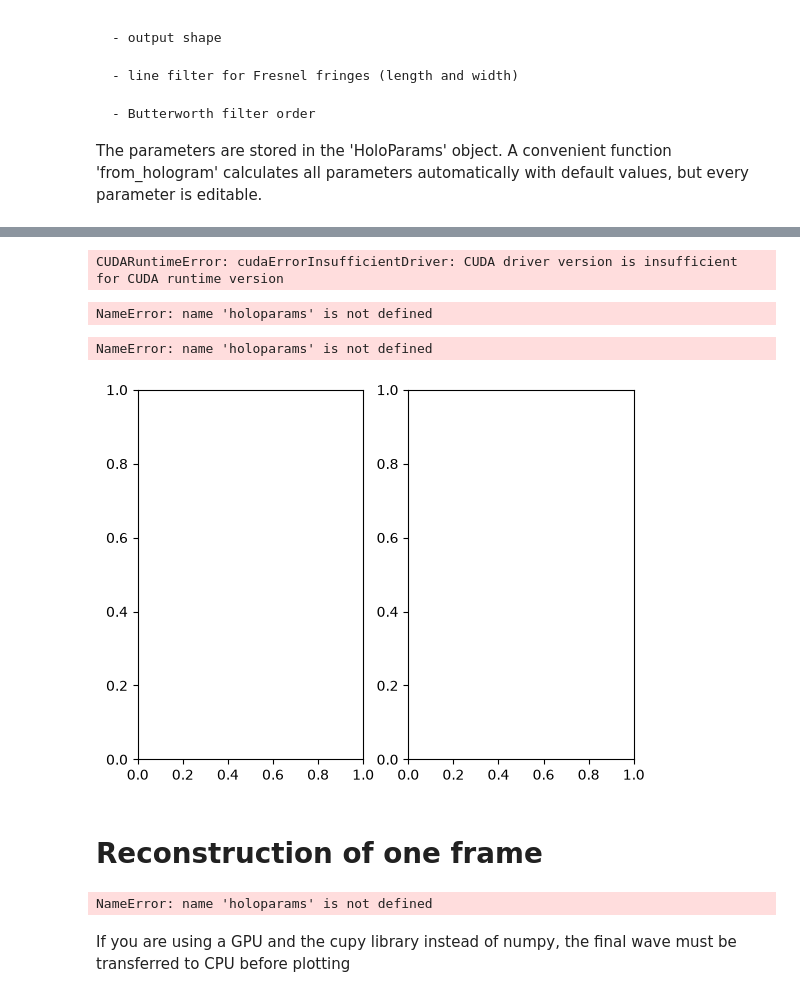
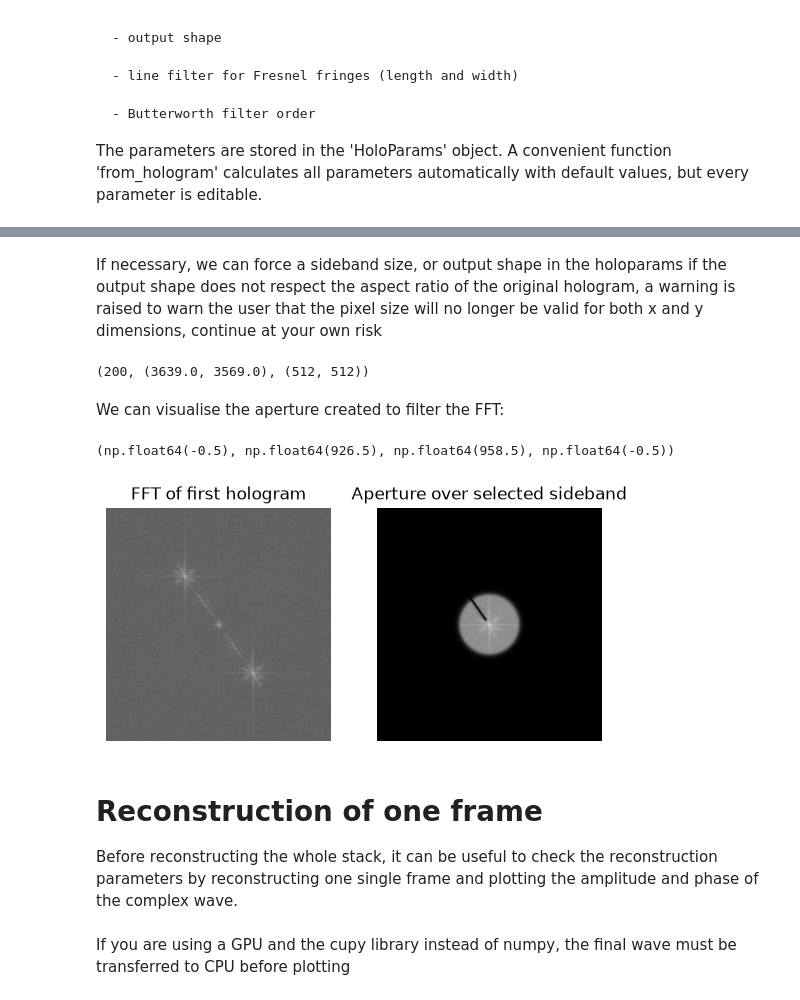
Before and after one commit to LiberTEM/LiberTEM-holo, a Jupyter notebook: notebooks/Reconstruction.ipynb, the cells around one changed output, grey strips where cells are left out. Saved outputs shown, nothing was run; the diff lists cells and outputs as text; code cells hidden in the pictures.

```diff
--- a/notebooks/Reconstruction.ipynb
+++ b/notebooks/Reconstruction.ipynb
@@ -29,15 +34,20 @@ from libertem_holo.base.unwrap import phase_unwrap
+# %%
+if testdata_base_path is not None:
+    ref_path = testdata_base_path / "dm/holo/reconstr/stack_ref_minus.dm4"
+    obj_path = testdata_base_path / "dm/holo/reconstr/stack_obj_minus.dm4"
+else:
+    ref_path = Path(".") / "stack_ref_minus.dm4"
+    obj_path = Path(".") / "stack_obj_minus.dm4"
 # %% [markdown]
 # Load hologram stacks
 # %% [markdown]
 Data is loaded from dm3 or dm4 files directly into a 'data' object which contains the stack as well as metadata information such as the pixel size in meters, the total exposure time in seconds and the GMS tags.
 # %%
 # Reference stack
-path = "/storage/er-c-data/adhoc/libertem/libertem-test-data/dm/holo/reconstr/stack_ref_minus.dm4"
-data_ref = InputData.load_from_dm(path)
+data_ref = InputData.load_from_dm(ref_path)
 
 # Object stack
-path = "/storage/er-c-data/adhoc/libertem/libertem-test-data/dm/holo/reconstr/stack_obj_minus.dm4"
-data_obj = InputData.load_from_dm(path)
+data_obj = InputData.load_from_dm(obj_path)
 # %%
 data_obj.pixelsize, data_obj.exposure_time, data_obj.shape
 # %% [output]
@@ -80,4 +91,4 @@ The parameters are stored in the 'HoloParams' object. A convenient function 'fro
 # %%
 # One frame is passed as argument for the parameters determination, for example the first frame of the reference stack.
 
-holoparams = HoloParams.from_hologram(data_ref.data[0], xp=xp)
+holoparams = HoloParams.from_hologram(data_ref.data[0], xp=cp)
@@ -90,52 +99,52 @@ NameError: name 'holoparams' is not defined
+# %% [markdown]
+If necessary, we can force a sideband size, or output shape in the holoparams
+if the output shape does not respect the aspect ratio of the original hologram,
+a warning is raised to warn the user that the pixel size will no longer be valid for
+both x and y dimensions, continue at your own risk
 # %%
-# if necessary, we can force a sideband size, or output shape in the holoparams
-# if the output shape does not respect the aspect ratio of the original hologram,
-# a warning is raised to warn the user that the pixel size will no longer be valid for
-# both x and y dimensions, continue at your own risk
-
-holoparams = HoloParams.from_hologram(data_ref.data[0], xp=xp, sb_size=200, out_shape=(512, 512))
+holoparams_override = HoloParams.from_hologram(data_ref.data[0], xp=cp, sb_size=200, out_shape=(512, 512))
-# %% [output]
-CUDARuntimeError: cudaErrorInsufficientDriver: CUDA driver version is insufficient for CUDA runtime version
 # %%
-holoparams.sb_size, holoparams.sb_position, holoparams.out_shape
+holoparams_override.sb_size, holoparams_override.sb_position, holoparams_override.out_shape
 # %% [output]
-NameError: name 'holoparams' is not defined
+(200, (3639.0, 3569.0), (512, 512))
+# %% [markdown]
+We can visualise the aperture created to filter the FFT:
 # %%
-# we can visualise the aperture created to filter the FFT
+fig, ax = plt.subplots(ncols=2)
+aperture = cp.fft.fftshift(holoparams.aperture).get()
+fft = cp.fft.fftshift(cp.fft.fft2(cp.asarray(data_obj.data[0]))).get()
+fft_rolled = np.roll(fft, np.array(holoparams.sb_position_int).astype(np.int64), axis=(0, 1))
+fft_rolled = fft_rolled[holoparams.slice_fft]
 
-fig, ax = plt.subplots(ncols=2)#, sharex=True, sharey=True)
-aperture = xp.fft.fftshift(holoparams.aperture).get()
-fft = xp.fft.fftshift(xp.fft.fft2(xp.asarray(data_obj.data[0]))).get()
-#fft = xp.roll(fft, np.array(holoparams.sb_position_int).astype(np.int64), axis=(0, 1)).get()
-#fft = fft[holoparams.slice_fft]
-
-ax[0].imshow(np.log1p(np.abs(fft)), cmap='gray')
-ax[1].imshow(aperture)
+ax[0].imshow(np.log1p(np.abs(fft))[holoparams.slice_fft], cmap='gray')
+ax[0].set_title('FFT of first hologram')
+ax[0].axis("off")
+ax[1].imshow(aperture * np.log1p(np.abs(fft_rolled)), cmap='gray')
+ax[1].set_title('Aperture over selected sideband')
+ax[1].axis("off")
 # %% [output]
-NameError: name 'holoparams' is not defined
+(np.float64(-0.5), np.float64(926.5), np.float64(958.5), np.float64(-0.5))
-[figure, old version]
+[figure, new version]
 # %% [markdown]
 # Reconstruction of one frame
+
+Before reconstructing the whole stack, it can be useful to check the reconstruction parameters
+by reconstructing one single frame and plotting the amplitude and phase of the complex wave.
 # %%
-# before reconstructing the whole stack, it can be useful to check the reconstruction parameters
-# by reconstructing one single frame and plotting the amplitude and phase of the complex wave.
-
 # First the object wave is reconstructed
 wave_obj = reconstruct_frame(
     data_obj.data[0], sb_pos=holoparams.sb_position, aperture=holoparams.aperture,
-    slice_fft=holoparams.slice_fft, xp=xp
+    slice_fft=holoparams.slice_fft, xp=cp
 )
 
 # Then the reference wave...
 wave_ref = reconstruct_frame(
     data_ref.data[0], sb_pos=holoparams.sb_position, aperture=holoparams.aperture,
-    slice_fft=holoparams.slice_fft, xp=xp
+    slice_fft=holoparams.slice_fft, xp=cp
 )
 
 # ... and the reference wave is removed from the object wave to reduce distorsions
 wave = wave_obj / wave_ref
-# %% [output]
-NameError: name 'holoparams' is not defined
 # %% [markdown]
 If you are using a GPU and the cupy library instead of numpy, the final wave must be transferred to CPU before plotting
 # %%
```
Also changed, not shown: parts of 39 cells of this notebook, 5 other files.
